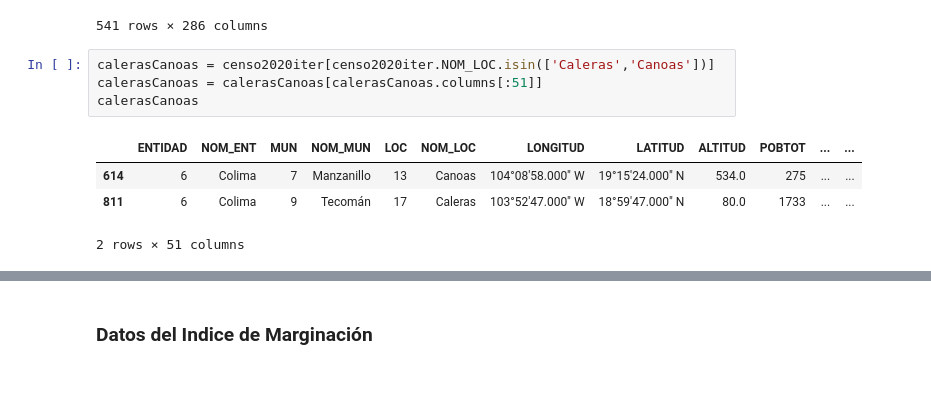
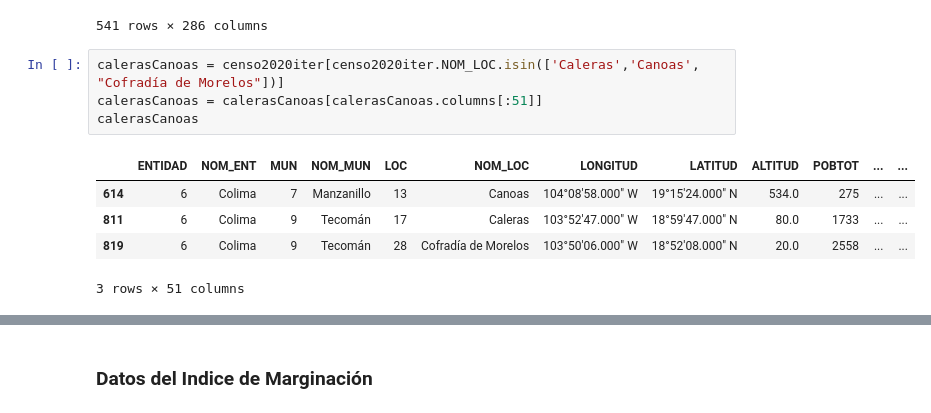
Before and after one commit to pcorner10/pronaces_analisis, a Jupyter notebook: reclasificacion2023.ipynb, the cells around one changed output, grey strips where cells are left out. Drawn from its saved outputs; the diff is of its cells as text; blank space fills up the shorter version.

```diff
--- a/reclasificacion2023.ipynb
+++ b/reclasificacion2023.ipynb
@@ -240,11 +240,12 @@ censo2020iter
 | 1190 | 6 | Colima | 9 | Tecomán | 9999 | Localidades de dos viviendas | NaN | NaN | NaN | 417 | ... | ... |
 541 rows × 286 columns
 # %%
-calerasCanoas = censo2020iter[censo2020iter.NOM_LOC.isin(['Caleras','Canoas'])]
+calerasCanoas = censo2020iter[censo2020iter.NOM_LOC.isin(['Caleras','Canoas', "Cofradía de Morelos"])]
 calerasCanoas = calerasCanoas[calerasCanoas.columns[:51]]
 calerasCanoas
 # %% [output]
 |  | ENTIDAD | NOM_ENT | MUN | NOM_MUN | LOC | NOM_LOC | LONGITUD | LATITUD | ALTITUD | POBTOT | ... | ... |
 | 614 | 6 | Colima | 7 | Manzanillo | 13 | Canoas | 104°08'58.000" W | 19°15'24.000" N | 534.0 | 275 | ... | ... |
 | 811 | 6 | Colima | 9 | Tecomán | 17 | Caleras | 103°52'47.000" W | 18°59'47.000" N | 80.0 | 1733 | ... | ... |
+| 819 | 6 | Colima | 9 | Tecomán | 28 | Cofradía de Morelos | 103°50'06.000" W | 18°52'08.000" N | 20.0 | 2558 | ... | ... |
-2 rows × 51 columns
+3 rows × 51 columns
```
Also changed, not shown: parts of 18 cells of this notebook, 12 other files.
